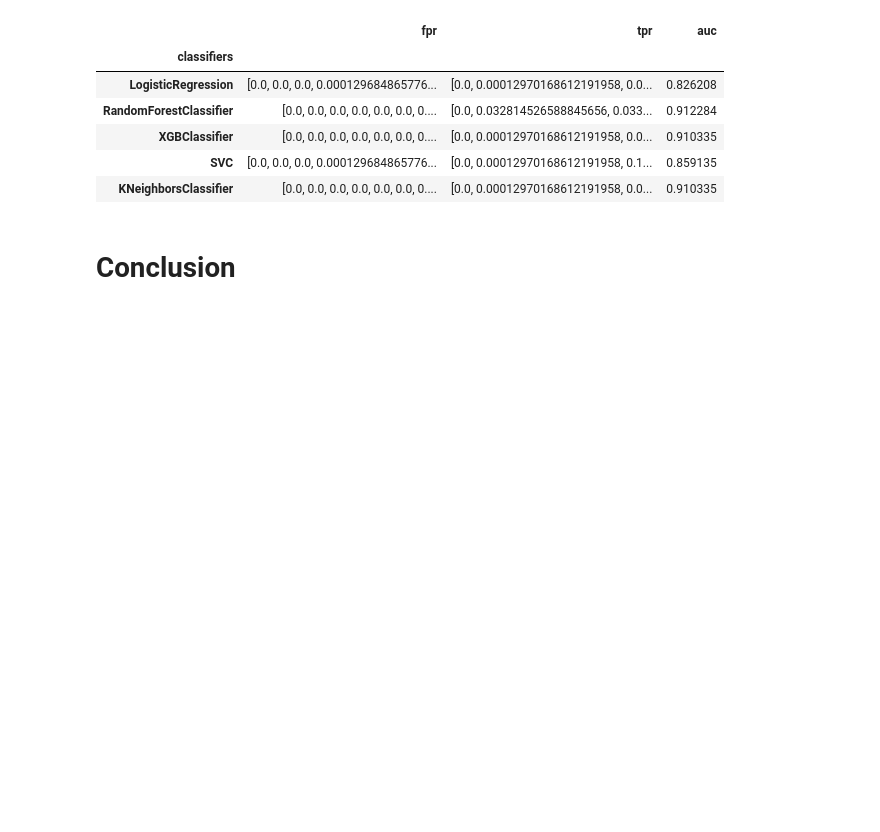
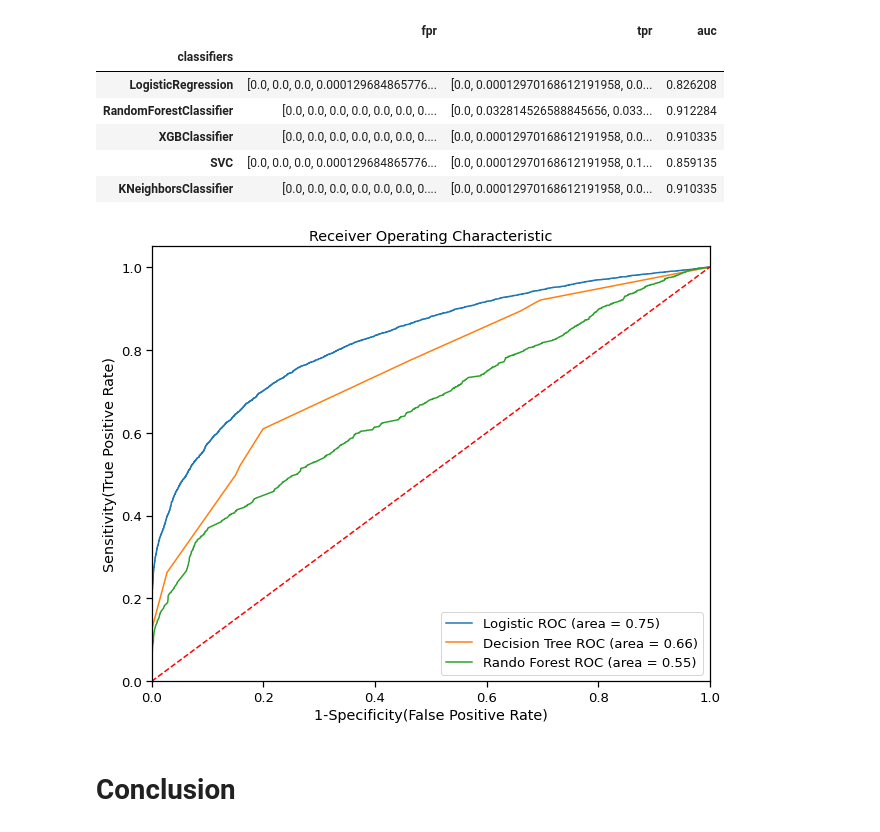
Before and after one commit to Creatrohit9/Credit-Card-Default-Prediction-Rohit-Bhadauriya, a Jupyter notebook: Credit_Card_Default_Prediction(Proponent_Ds)_Rohit_Bhadauriya_Capstone_Project.ipynb, the cells around one changed output. Saved outputs shown, nothing was run; the diff lists cells and outputs as text; code cells hidden in the pictures; blank space fills up the shorter version.

```diff
--- a/Credit_Card_Default_Prediction(Proponent_Ds)_Rohit_Bhadauriya_Capstone_Project.ipynb
+++ b/Credit_Card_Default_Prediction(Proponent_Ds)_Rohit_Bhadauriya_Capstone_Project.ipynb
@@ -1544,6 +1552,43 @@ result_table
 | XGBClassifier | [0.0, 0.0, 0.0, 0.0, 0.0, 0.0, 0.... | [0.0, 0.00012970168612191958, 0.0... | 0.910335 |
 | SVC | [0.0, 0.0, 0.0, 0.000129684865776... | [0.0, 0.00012970168612191958, 0.1... | 0.859135 |
 | KNeighborsClassifier | [0.0, 0.0, 0.0, 0.0, 0.0, 0.0, 0.... | [0.0, 0.00012970168612191958, 0.0... | 0.910335 |
+# %%
+from sklearn import metrics
+
+# false positive rate,fpr= FP/(TN+FP) OR fpr=1-specificty, tpr=sensitivity
+y_pred_log_p =grid_lr_clf.predict_proba(X_test)[:,1]
+#y_pred_svc_p =grid_search_1.predict_proba(X_test)[:,1]
+# y_pred_knn_p =grid_search.predict_proba(X_test)[:,1] #commented knn because taking too much time
+y_pred_dt_p =grid_dc_clf.predict_proba(X_test)[:,1]
+y_pred_rf_p =grid_rf_clf.predict_proba(X_test)[:,1]
+# y_pred_xgb_p =gsearch1.predict_proba(X_test)[:,1]
+
+# model = [grid_search_log,grid_search_sgd,grid_search,grid_search_dt,grid_search_rf,grid_search_xgb] #for practice.......................
+model = [grid_lr_clf,grid_dc_clf,grid_rf_clf]
+
+
+
+# models=[y_pred_log_p,y_pred_sgd_p,y_pred_knn_p,y_pred_dt_p,y_pred_rf_p,y_pred_xgb_p] #for practice.......................
+models=[y_pred_log_p,y_pred_dt_p,y_pred_rf_p]
+label=['Logistic','Decision Tree','Random Forest',]
+
+# plotting ROC curves
+plt.figure(figsize=(10, 8))
+m=np.arange(3)
+for m in m:
+    fpr, tpr,thresholds= metrics.roc_curve(y_test,models[m])
+    auc = metrics.roc_auc_score(y_test,model[m].predict(X_test))
+    plt.plot(fpr, tpr, label='%s ROC (area = %0.2f)' % (label[m], auc))
+plt.plot([0, 1], [0, 1],'r--')
+plt.xlim([0.0, 1.0])
+plt.ylim([0.0, 1.05])
+plt.xlabel('1-Specificity(False Positive Rate)')
+plt.ylabel('Sensitivity(True Positive Rate)')
+plt.title('Receiver Operating Characteristic')
+plt.legend(loc="lower right")
+plt.show()
+# %% [output]
+[figure, added]
 # %% [markdown]
 # **Conclusion**
 # %% [markdown]
```
Also changed, not shown: parts of 1 cell of this notebook.
